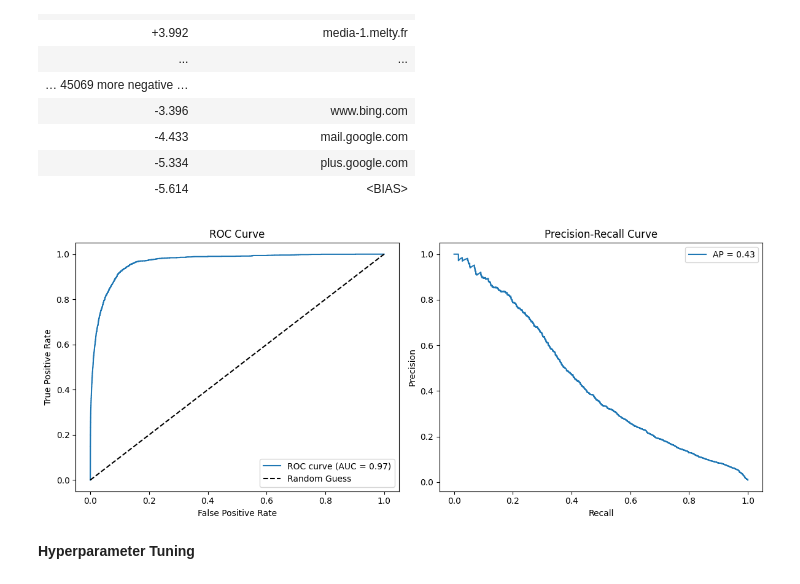
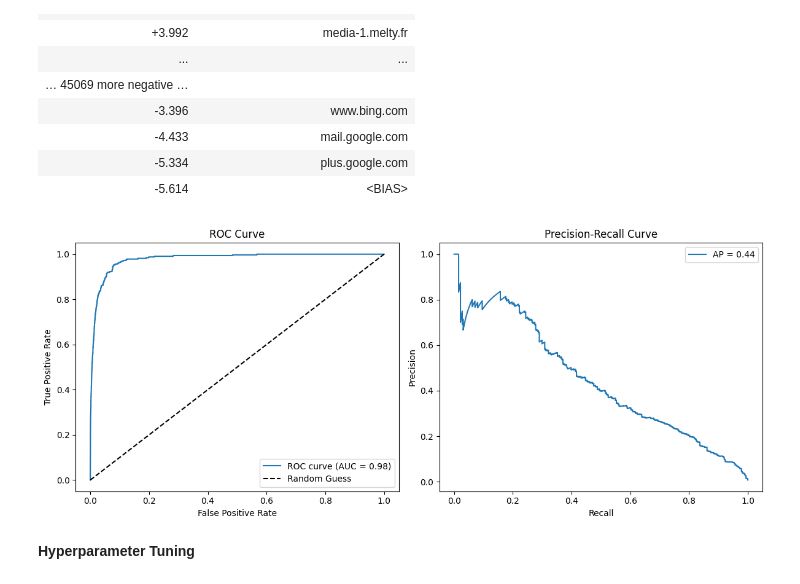
Before and after one commit to TempeHS/2025SE-Mike.N-HSC-MajorProject, a Jupyter notebook: notebooks/model_development.ipynb, the cells around one changed output. Drawn from its saved outputs; the diff is of its cells as text; code cells hidden in the pictures.

```diff
--- a/notebooks/model_development.ipynb
+++ b/notebooks/model_development.ipynb
@@ -280,9 +292,9 @@ y=1 top features
 | -5.334 | plus.google.com |
 | -5.614 | <BIAS> |
 # %%
-y_pred = baseline_clf.predict_proba(X_train_base)[:, 1]
+y_pred = baseline_clf.predict_proba(X_val)[:, 1]
 
-def make_roc_recall_precision_curves(y_train, y_pred):
+def make_roc_recall_precision_curves(y_val, y_pred):
     """
     Plot ROC and Precision-Recall curves for binary classification results.
 
@@ -292,38 +304,38 @@ def make_roc_recall_precision_curves(y_train, y_pred):
 
     Displays:
         - ROC curve with AUC score.
         - Precision-Recall curve with average precision score.
     """
-    fpr, tpr, _ = roc_curve(y_train, y_pred)
+    fpr, tpr, _ = roc_curve(y_val, y_pred)
     roc_auc = auc(fpr, tpr)
 
     plt.figure(figsize=(12, 5))
 
     plt.subplot(1, 2, 1)
     plt.plot(fpr, tpr, label=f"ROC curve (AUC = {roc_auc:.2f})")
     plt.plot([0, 1], [0, 1], 'k--', label="Random Guess")
     plt.xlabel('False Positive Rate')
     plt.ylabel('True Positive Rate')
     plt.title('ROC Curve')
     plt.legend()
 
     # Precision-Recall Curve
-    precision, recall, _ = precision_recall_curve(y_train, y_pred)
-    avg_precision = average_precision_score(y_train, y_pred)
+    precision, recall, _ = precision_recall_curve(y_val, y_pred)
+    avg_precision = average_precision_score(y_val, y_pred)
 
     plt.subplot(1, 2, 2)
     plt.plot(recall, precision, label=f"AP = {avg_precision:.2f}")
     plt.xlabel('Recall')
     plt.ylabel('Precision')
     plt.title('Precision-Recall Curve')
     plt.legend()
 
     plt.tight_layout()
     plt.show()
 
-make_roc_recall_precision_curves(y_train, y_pred)
+make_roc_recall_precision_curves(y_val, y_pred)
 # %% [output]
-[figure, old version]
+[figure, new version]
 # %% [markdown]
 **Hyperparameter Tuning**
 # %% [markdown]
```
Also changed, not shown: parts of 28 cells of this notebook, 9 other files.
